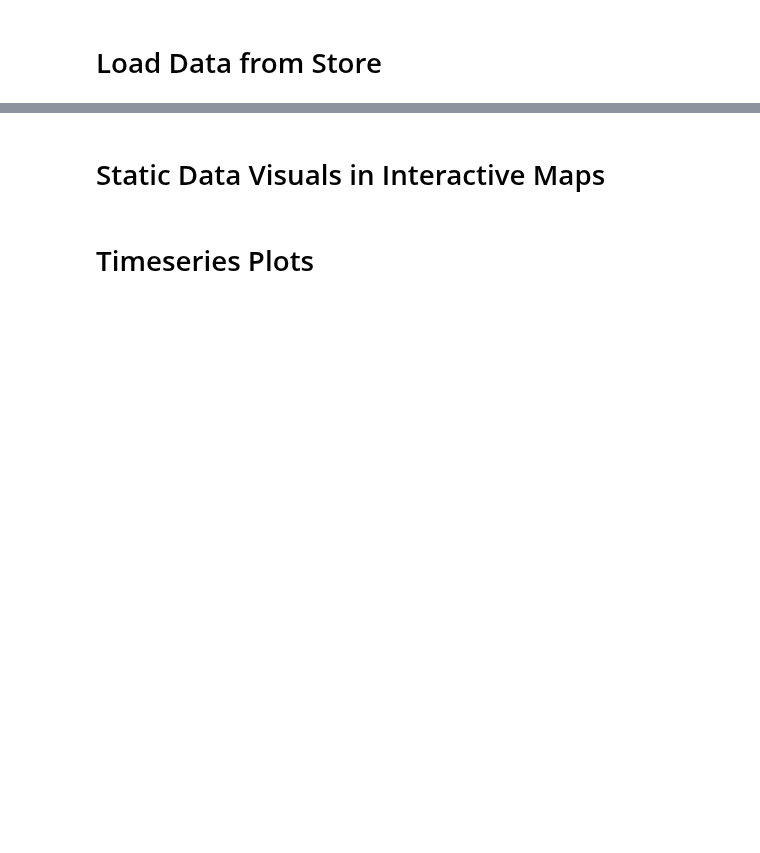
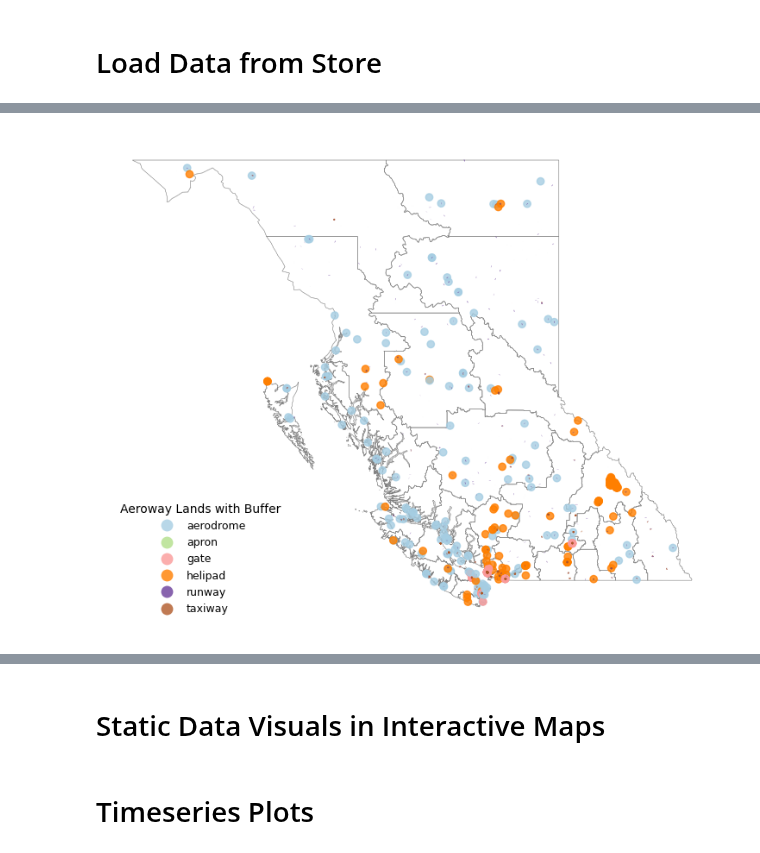
Before and after one commit to DeltaE/RESource, a Jupyter notebook: notebooks/Visuals.ipynb, the cells around one changed output, grey strips where cells are left out. Drawn from its saved outputs; the diff is of its cells as text; code cells hidden in the pictures; blank space fills up the shorter version.

```diff
--- a/notebooks/Visuals.ipynb
+++ b/notebooks/Visuals.ipynb
@@ -31,0 +86,34 @@ clusters_wind
+# %%
+aeroway=gpd.read_file('../data/downloaded_data/OSM/BC_aeroway.geojson')
+# %%
+import matplotlib.pyplot as plt
+
+# Shadow effect offset
+shadow_offset = 0.008
+
+fig, ax = plt.subplots(figsize=(12,6))
+
+
+
+# Plot boundary with shadow effect
+boundary.plot(ax=ax, facecolor='none', edgecolor='gray', linewidth=0.3, alpha=1)  # Shadow layer
+boundary.geometry = boundary.geometry.translate(xoff=shadow_offset, yoff=-shadow_offset)
+boundary.plot(ax=ax, facecolor='none', edgecolor='gray', linewidth=0.2, alpha=0.9)  # Shadow layer
+# Plot the aeroway data with more vibrant colors
+aeroway.geometry = aeroway.geometry.translate(xoff=-shadow_offset, yoff=shadow_offset)
+aeroway.plot('aeroway', legend=True,
+              legend_kwds={'title': "Aeroway Lands with Buffer",
+                           'loc': 'lower left',
+                           'bbox_to_anchor': (.01, 0.01),
+                           'frameon': False,
+                           'prop': {'size': 9}},  # Adjust font size (smaller values make it more compact)
+              ax=ax,
+              alpha=0.8,
+              cmap='Paired')  # Use a vibrant colormap
+# Turn off the axis grid
+ax.grid(False)
+ax.axis('off')
+plt.tight_layout()
+plt.savefig(f'../vis/misc/Aeroway_{province_code}.png', dpi=300)
+# %% [output]
+[figure, added]
```
Also changed, not shown: parts of 13 cells of this notebook, 25 other files.
